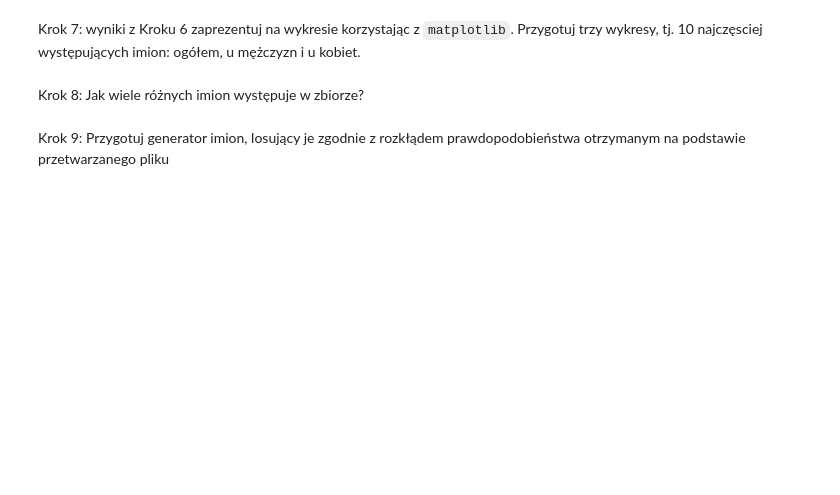
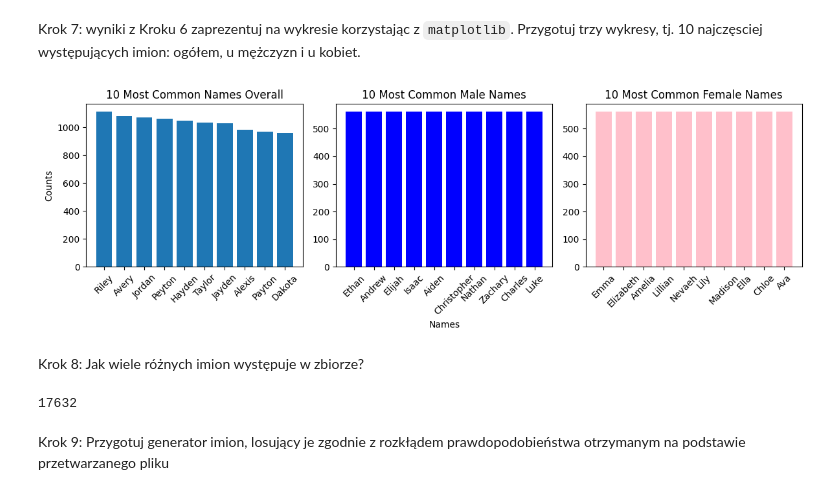
Before and after one commit to sit3kk/Effective_python_solutions, a Jupyter notebook: lab12.ipynb, the cells around one changed output. Saved outputs shown, nothing was run; the diff lists cells and outputs as text; code cells hidden in the pictures; blank space fills up the shorter version.

```diff
--- a/lab12.ipynb
+++ b/lab12.ipynb
@@ -55,6 +82,42 @@ Krok 6: zgrupuj wiersze względem imion i wypisz 10 najczęściej pojawiających
 # %% [markdown]
 Krok 7: wyniki z Kroku 6 zaprezentuj na wykresie korzystając z `matplotlib`. Przygotuj trzy wykresy, tj. 10 najczęsciej występujących imion: ogółem, u mężczyzn i u kobiet.
+# %%
+most_common_names_overall = baby_names['Name'].value_counts()[0:10]
+most_common_names_male = baby_names[baby_names['Gender'] == 'M']['Name'].value_counts()[0:10]
+most_common_names_female = baby_names[baby_names['Gender'] == 'F']['Name'].value_counts()[0:10]
+
+import matplotlib.pyplot as plt
+
+plt.figure(figsize=(12, 4))
+
+plt.subplot(1, 3, 1)
+plt.bar(most_common_names_overall.index, most_common_names_overall.values)
+plt.title('10 Most Common Names Overall')
+plt.ylabel('Counts')
+plt.xticks(rotation=45)
+
+
+plt.subplot(1, 3, 2)
+plt.bar(most_common_names_male.index, most_common_names_male.values, color='blue')
+plt.title('10 Most Common Male Names')
+plt.xlabel('Names')
+plt.xticks(rotation=45)
+
+plt.subplot(1, 3, 3)
+plt.bar(most_common_names_female.index, most_common_names_female.values, color='pink')
+plt.title('10 Most Common Female Names')
+plt.xticks(rotation=45)
+
+plt.tight_layout()
+
+plt.show()
+# %% [output]
+[figure, added]
 # %% [markdown]
 Krok 8: Jak wiele różnych imion występuje w zbiorze?
+# %%
+print(len(list(set(baby_names['Name']))))
+# %% [output]
+17632
 # %% [markdown]
 Krok 9: Przygotuj generator imion, losujący je zgodnie z rozkłądem prawdopodobieństwa otrzymanym na podstawie przetwarzanego pliku
```
Also changed, not shown: parts of 15 cells of this notebook, 2 other files.
